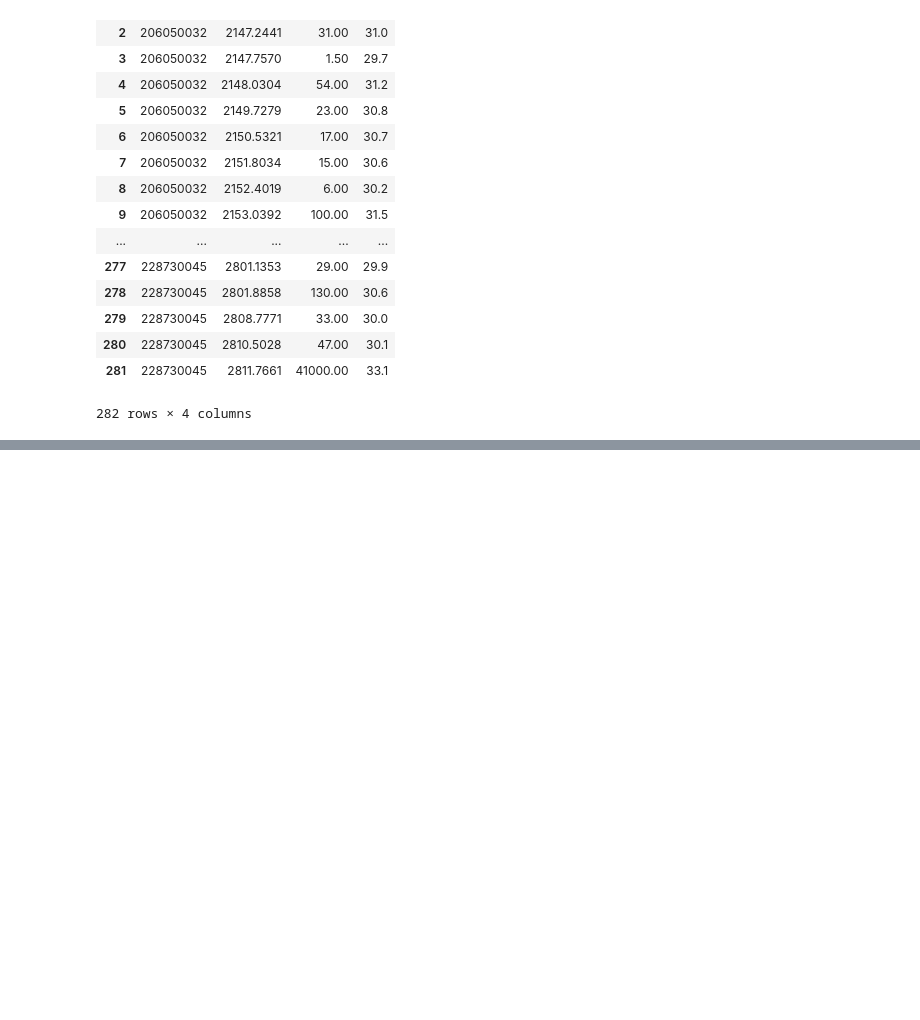
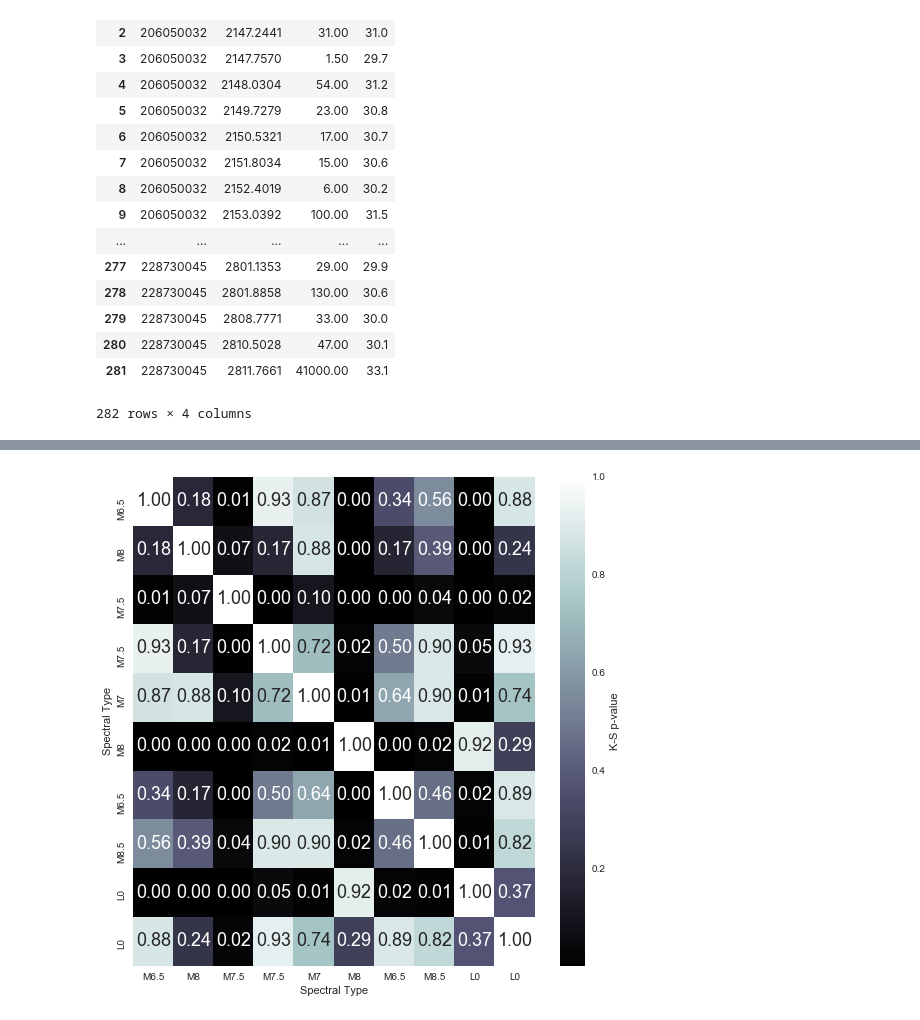
Before and after one commit to RileyWClarke/BiancoGroup, a Jupyter notebook: BiancoSummer2019.ipynb, the cells around one changed output, grey strips where cells are left out. Saved outputs shown, nothing was run; the diff lists cells and outputs as text; code cells hidden in the pictures; blank space fills up the shorter version.

```diff
--- a/BiancoSummer2019.ipynb
+++ b/BiancoSummer2019.ipynb
@@ -382,0 +407,2 @@ EPIC 228730045:  Ks_2sampResult(statistic=0.0, pvalue=1.0)
+# %%
+spec_list = ["M6.5", "M8", "M7.5", "M7.5", "M7", "M8", "M6.5", "M8.5", "L0", "L0"]
@@ -382,0 +423,14 @@ EPIC 228730045:  Ks_2sampResult(statistic=0.0, pvalue=1.0)
+# %%
+#Same heatmap with spectral types instead of EPIC numbers
+
+ax = plt.figure(figsize=(9,9))
+
+ax = sns.heatmap(ks_arr, cmap='bone', cbar_kws=dict(label="K-S p-value"), annot=True, fmt='0.2f',
+            xticklabels=spec_list, yticklabels=spec_list)
+
+ax.set_xlabel("Spectral Type")
+ax.set_ylabel("Spectral Type")
+
+plt.savefig('Figures/ks_map_spec.png')
+# %% [output]
+[figure, added]
```
Also changed, not shown: parts of 21 cells of this notebook, 6 other files.
